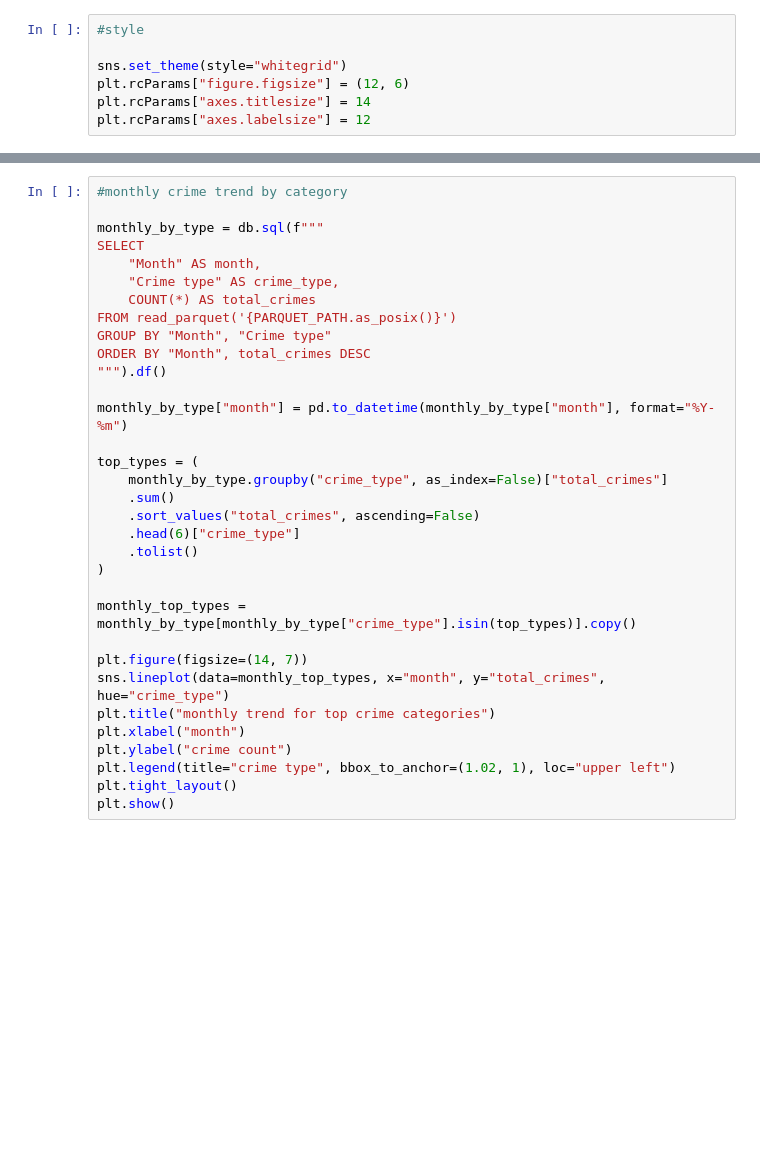
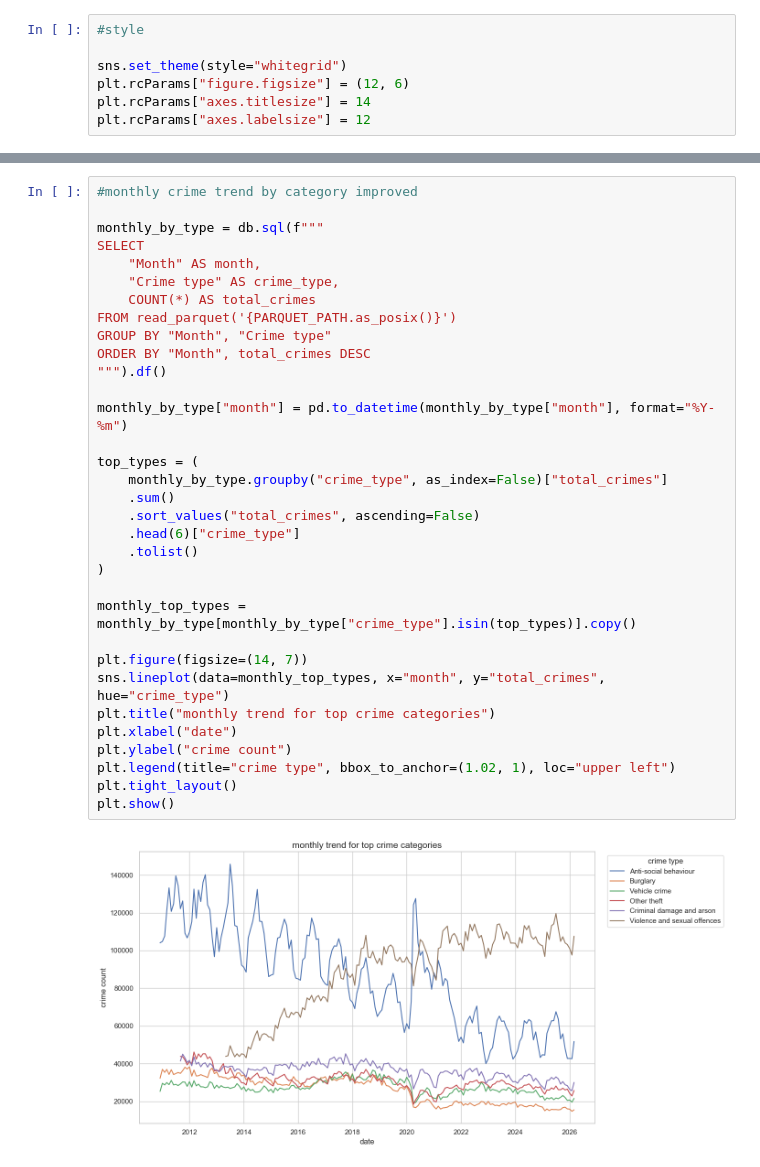
Before and after one commit to aespinosa-tue/cbl_20, a Jupyter notebook: Rovshan/eda_2.ipynb, the cells around one changed output, grey strips where cells are left out. Drawn from its saved outputs; the diff is of its cells as text; blank space fills up the shorter version.

```diff
--- a/Rovshan/eda_2.ipynb
+++ b/Rovshan/eda_2.ipynb
@@ -63,36 +116,38 @@ plt.show()
 # %%
-#monthly crime trend by category
+#monthly crime trend by category improved
 
 monthly_by_type = db.sql(f"""
 SELECT
     "Month" AS month,
     "Crime type" AS crime_type,
     COUNT(*) AS total_crimes
 FROM read_parquet('{PARQUET_PATH.as_posix()}')
 GROUP BY "Month", "Crime type"
 ORDER BY "Month", total_crimes DESC
 """).df()
 
 monthly_by_type["month"] = pd.to_datetime(monthly_by_type["month"], format="%Y-%m")
 
 top_types = (
     monthly_by_type.groupby("crime_type", as_index=False)["total_crimes"]
     .sum()
     .sort_values("total_crimes", ascending=False)
     .head(6)["crime_type"]
     .tolist()
 )
 
 monthly_top_types = monthly_by_type[monthly_by_type["crime_type"].isin(top_types)].copy()
 
 plt.figure(figsize=(14, 7))
 sns.lineplot(data=monthly_top_types, x="month", y="total_crimes", hue="crime_type")
 plt.title("monthly trend for top crime categories")
-plt.xlabel("month")
+plt.xlabel("date")
 plt.ylabel("crime count")
 plt.legend(title="crime type", bbox_to_anchor=(1.02, 1), loc="upper left")
 plt.tight_layout()
 plt.show()
+# %% [output]
+[figure, added]
 # %%
 #crime category by month heatmap
 
```
Also changed, not shown: parts of 15 cells of this notebook.
